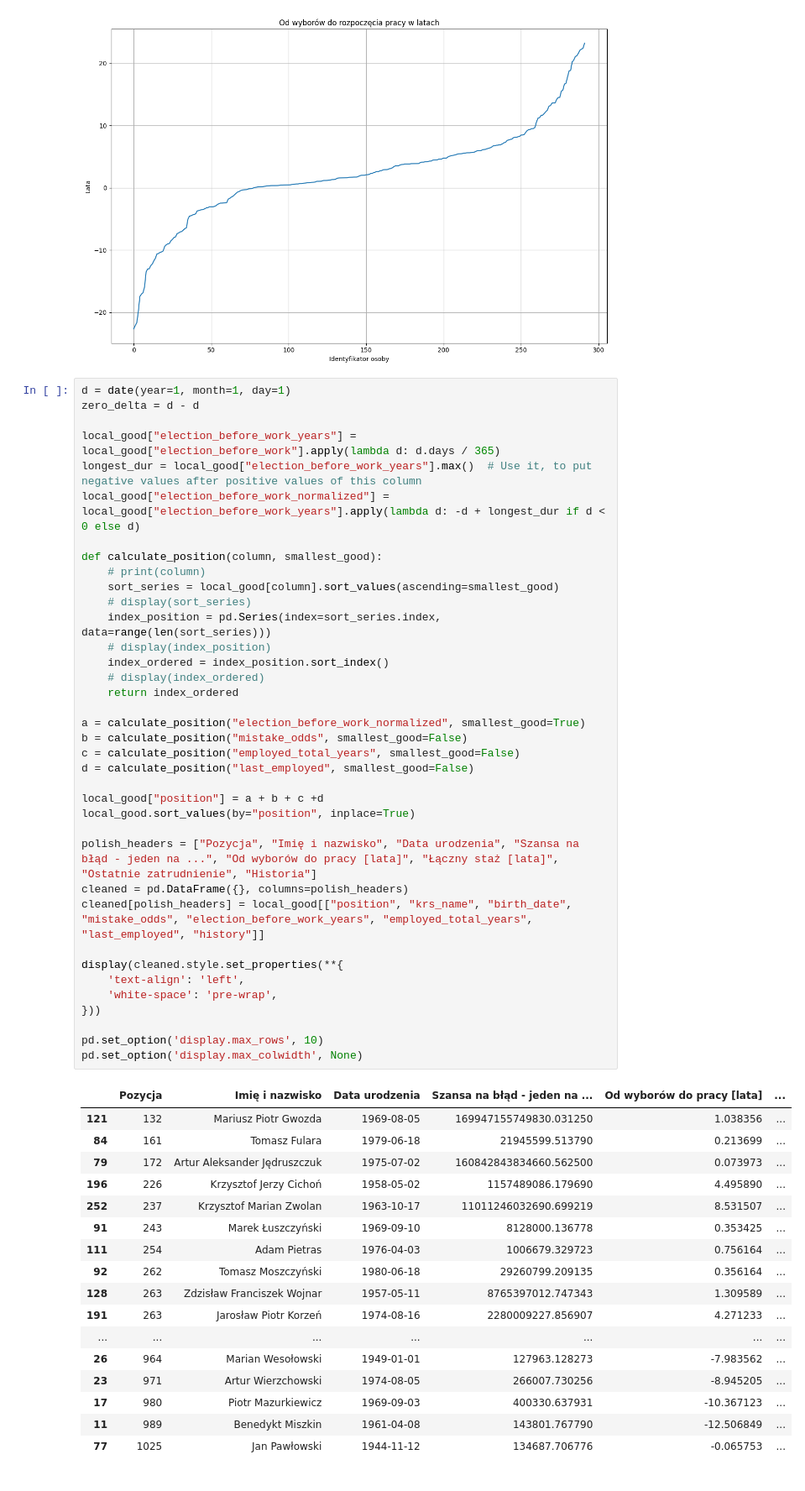
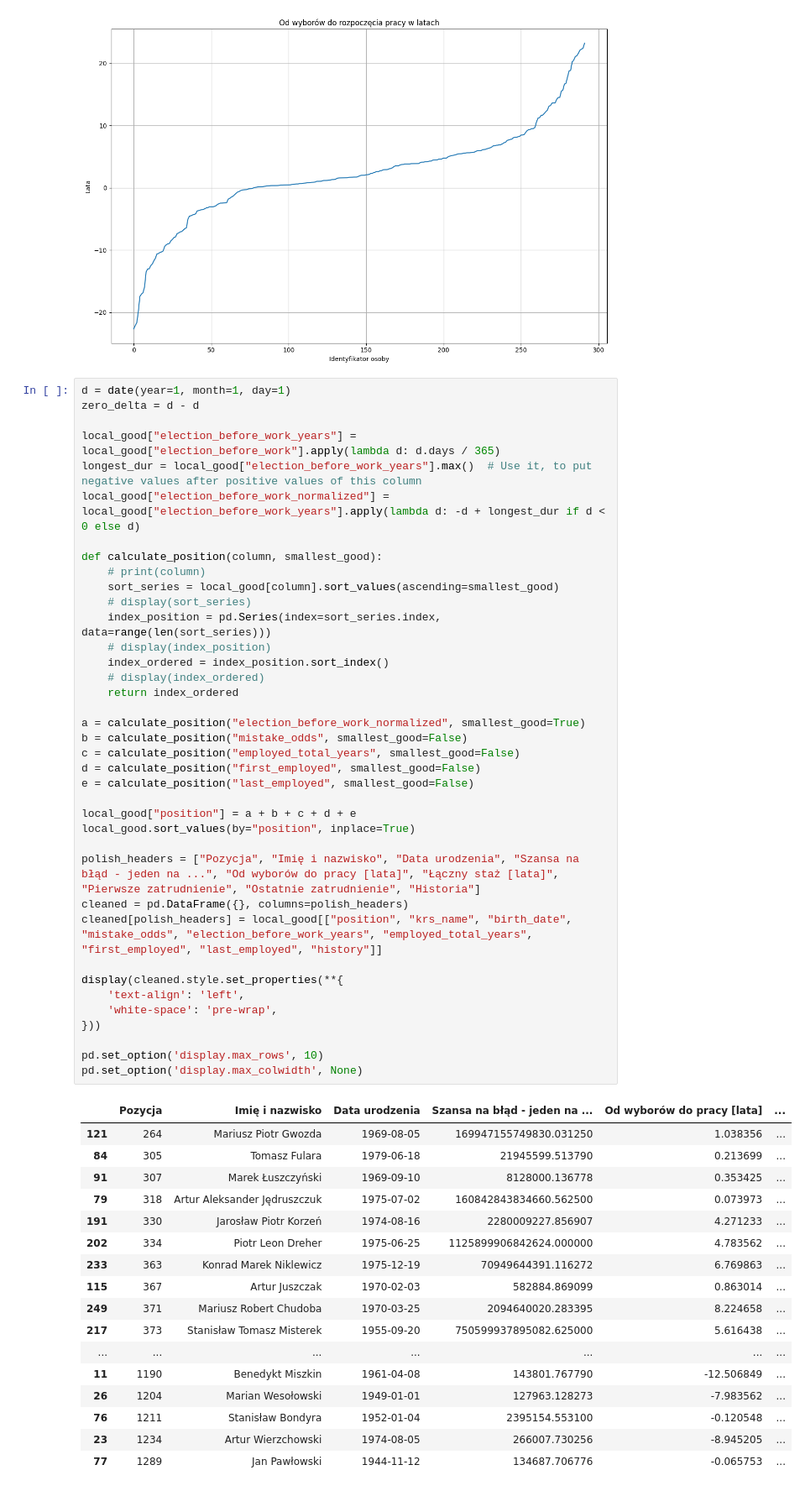
Before and after one commit to SzymonPajzert/koryta, a Jupyter notebook: data/scrapers/src/analysis/notebooks/People's regions.ipynb, the cells around one changed output. Shown at 84% size. Cells and saved outputs as stored; diff of their text form.

Commit message:
Get info about the first work place

```diff
--- a/data/scrapers/src/analysis/notebooks/People's regions.ipynb
+++ b/data/scrapers/src/analysis/notebooks/People's regions.ipynb
@@ -167,53 +167,54 @@ local_good["election_before_work_years"] = local_good["election_before_work"].ap
 longest_dur = local_good["election_before_work_years"].max()  # Use it, to put negative values after positive values of this column
 local_good["election_before_work_normalized"] = local_good["election_before_work_years"].apply(lambda d: -d + longest_dur if d < 0 else d)
 
 def calculate_position(column, smallest_good):
     # print(column)
     sort_series = local_good[column].sort_values(ascending=smallest_good)
     # display(sort_series)
     index_position = pd.Series(index=sort_series.index, data=range(len(sort_series)))
     # display(index_position)
     index_ordered = index_position.sort_index()
     # display(index_ordered)
     return index_ordered
 
 a = calculate_position("election_before_work_normalized", smallest_good=True)
 b = calculate_position("mistake_odds", smallest_good=False)
 c = calculate_position("employed_total_years", smallest_good=False)
-d = calculate_position("last_employed", smallest_good=False)
+d = calculate_position("first_employed", smallest_good=False)
+e = calculate_position("last_employed", smallest_good=False)
 
-local_good["position"] = a + b + c +d
+local_good["position"] = a + b + c + d + e
 local_good.sort_values(by="position", inplace=True)
 
-polish_headers = ["Pozycja", "Imię i nazwisko", "Data urodzenia", "Szansa na błąd - jeden na ...", "Od wyborów do pracy [lata]", "Łączny staż [lata]", "Ostatnie zatrudnienie", "Historia"]
+polish_headers = ["Pozycja", "Imię i nazwisko", "Data urodzenia", "Szansa na błąd - jeden na ...", "Od wyborów do pracy [lata]", "Łączny staż [lata]", "Pierwsze zatrudnienie", "Ostatnie zatrudnienie", "Historia"]
 cleaned = pd.DataFrame({}, columns=polish_headers)
-cleaned[polish_headers] = local_good[["position", "krs_name", "birth_date", "mistake_odds", "election_before_work_years", "employed_total_years", "last_employed", "history"]]
+cleaned[polish_headers] = local_good[["position", "krs_name", "birth_date", "mistake_odds", "election_before_work_years", "employed_total_years", "first_employed", "last_employed", "history"]]
 
 display(cleaned.style.set_properties(**{
     'text-align': 'left',
     'white-space': 'pre-wrap',
 }))
 
 pd.set_option('display.max_rows', 10)
 pd.set_option('display.max_colwidth', None)
 # %% [output]
 |  | Pozycja | Imię i nazwisko | Data urodzenia | Szansa na błąd - jeden na ... | Od wyborów do pracy [lata] | ... |
-| 121 | 132 | Mariusz Piotr Gwozda | 1969-08-05 | 169947155749830.031250 | 1.038356 | ... |
-| 84 | 161 | Tomasz Fulara | 1979-06-18 | 21945599.513790 | 0.213699 | ... |
-| 79 | 172 | Artur Aleksander Jędruszczuk | 1975-07-02 | 160842843834660.562500 | 0.073973 | ... |
-| 196 | 226 | Krzysztof Jerzy Cichoń | 1958-05-02 | 1157489086.179690 | 4.495890 | ... |
-| 252 | 237 | Krzysztof Marian Zwolan | 1963-10-17 | 11011246032690.699219 | 8.531507 | ... |
-| 91 | 243 | Marek Łuszczyński | 1969-09-10 | 8128000.136778 | 0.353425 | ... |
-| 111 | 254 | Adam Pietras | 1976-04-03 | 1006679.329723 | 0.756164 | ... |
-| 92 | 262 | Tomasz Moszczyński | 1980-06-18 | 29260799.209135 | 0.356164 | ... |
-| 128 | 263 | Zdzisław Franciszek Wojnar | 1957-05-11 | 8765397012.747343 | 1.309589 | ... |
-| 191 | 263 | Jarosław Piotr Korzeń | 1974-08-16 | 2280009227.856907 | 4.271233 | ... |
+| 121 | 264 | Mariusz Piotr Gwozda | 1969-08-05 | 169947155749830.031250 | 1.038356 | ... |
+| 84 | 305 | Tomasz Fulara | 1979-06-18 | 21945599.513790 | 0.213699 | ... |
+| 91 | 307 | Marek Łuszczyński | 1969-09-10 | 8128000.136778 | 0.353425 | ... |
+| 79 | 318 | Artur Aleksander Jędruszczuk | 1975-07-02 | 160842843834660.562500 | 0.073973 | ... |
+| 191 | 330 | Jarosław Piotr Korzeń | 1974-08-16 | 2280009227.856907 | 4.271233 | ... |
+| 202 | 334 | Piotr Leon Dreher | 1975-06-25 | 1125899906842624.000000 | 4.783562 | ... |
+| 233 | 363 | Konrad Marek Niklewicz | 1975-12-19 | 70949644391.116272 | 6.769863 | ... |
+| 115 | 367 | Artur Juszczak | 1970-02-03 | 582884.869099 | 0.863014 | ... |
+| 249 | 371 | Mariusz Robert Chudoba | 1970-03-25 | 2094640020.283395 | 8.224658 | ... |
+| 217 | 373 | Stanisław Tomasz Misterek | 1955-09-20 | 750599937895082.625000 | 5.616438 | ... |
 | ... | ... | ... | ... | ... | ... | ... |
-| 26 | 964 | Marian Wesołowski | 1949-01-01 | 127963.128273 | -7.983562 | ... |
-| 23 | 971 | Artur Wierzchowski | 1974-08-05 | 266007.730256 | -8.945205 | ... |
-| 17 | 980 | Piotr Mazurkiewicz | 1969-09-03 | 400330.637931 | -10.367123 | ... |
-| 11 | 989 | Benedykt Miszkin | 1961-04-08 | 143801.767790 | -12.506849 | ... |
-| 77 | 1025 | Jan Pawłowski | 1944-11-12 | 134687.706776 | -0.065753 | ... |
+| 11 | 1190 | Benedykt Miszkin | 1961-04-08 | 143801.767790 | -12.506849 | ... |
+| 26 | 1204 | Marian Wesołowski | 1949-01-01 | 127963.128273 | -7.983562 | ... |
+| 76 | 1211 | Stanisław Bondyra | 1952-01-04 | 2395154.553100 | -0.120548 | ... |
+| 23 | 1234 | Artur Wierzchowski | 1974-08-05 | 266007.730256 | -8.945205 | ... |
+| 77 | 1289 | Jan Pawłowski | 1944-11-12 | 134687.706776 | -0.065753 | ... |
 # %%
 # Write to output
 local_output = versioned.get_path(f"people_woj_{teryt}.csv")
```
Also changed, not shown: parts of 1 cell of this notebook, 1 other file.
